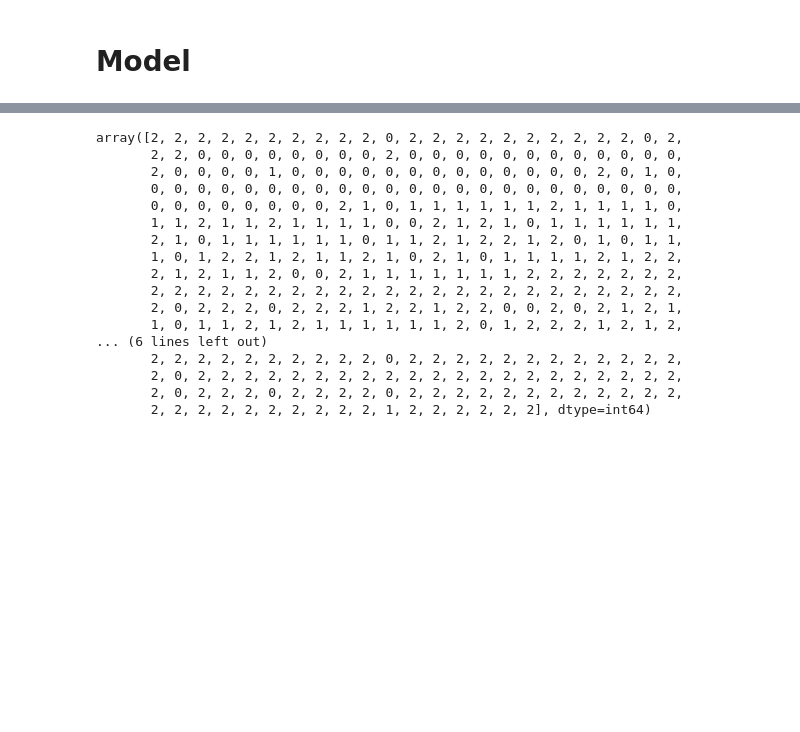
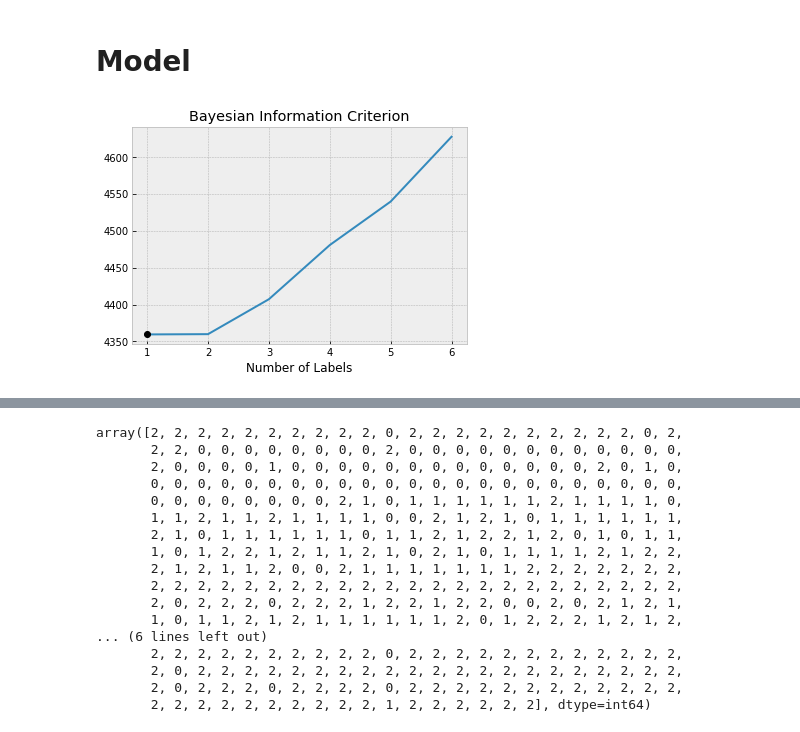
Before and after one commit to cgre-aachen/bayseg, a Jupyter notebook: notebooks/alex_prototyping.ipynb, the cells around one changed output, grey strips where cells are left out. Cells and saved outputs as stored; diff of their text form; code cells hidden in the pictures; blank space fills up the shorter version.

```diff
--- a/notebooks/alex_prototyping.ipynb
+++ b/notebooks/alex_prototyping.ipynb
@@ -89,7 +89,9 @@ plt.tight_layout()
 # %% [markdown]
 # Model
 # %%
-ex1 = bayseg.BaySeg(phys_space, obs, n_labels=6, beta_init=10, bic=False)
+ex1 = bayseg.BaySeg(phys_space, obs, n_labels=6, beta_init=10, bic=True)
+# %% [output]
+[figure, added]
 # %%
 ex1.fit(100, beta_jump_length=10, verbose=False)
 # %%
```
Also changed, not shown: parts of 2 cells of this notebook, 1 other file.
